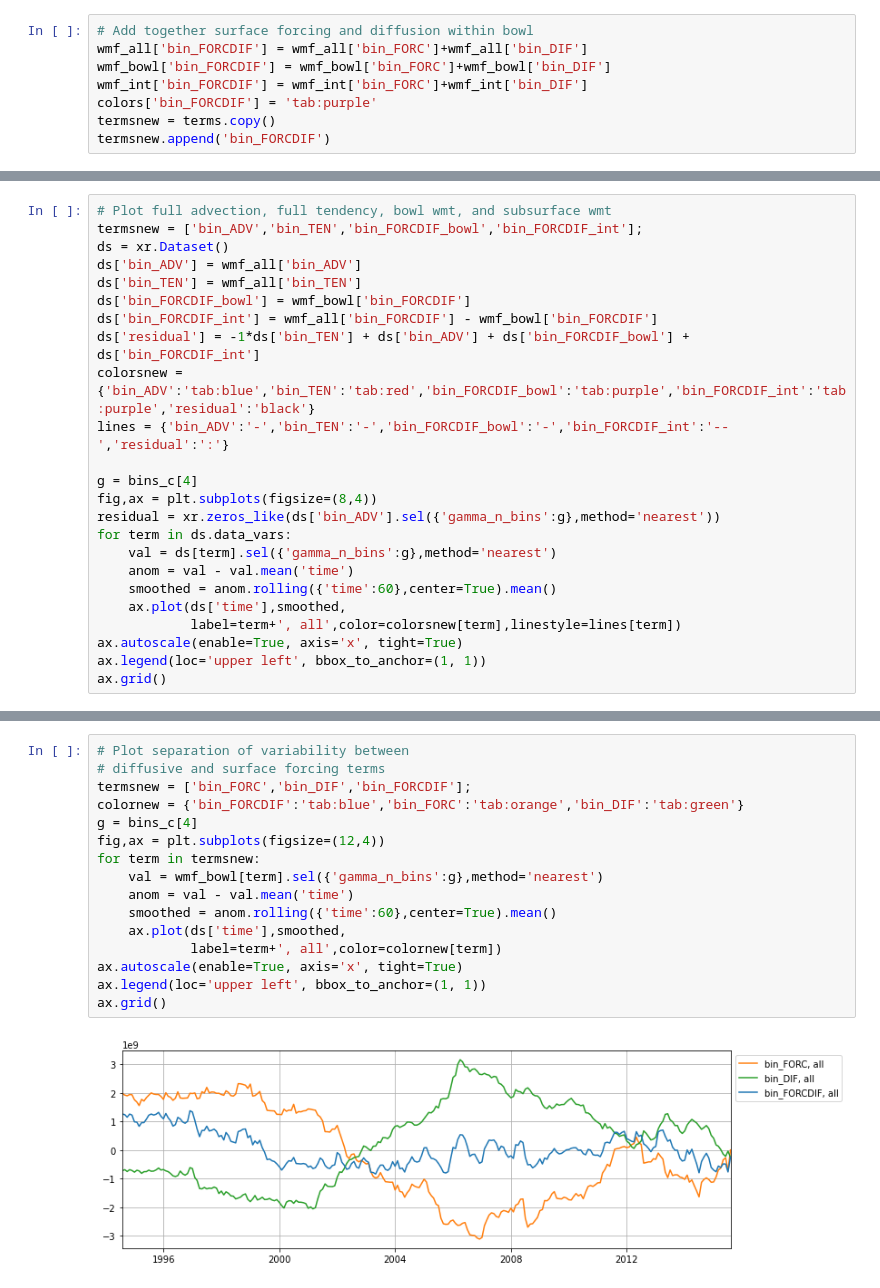
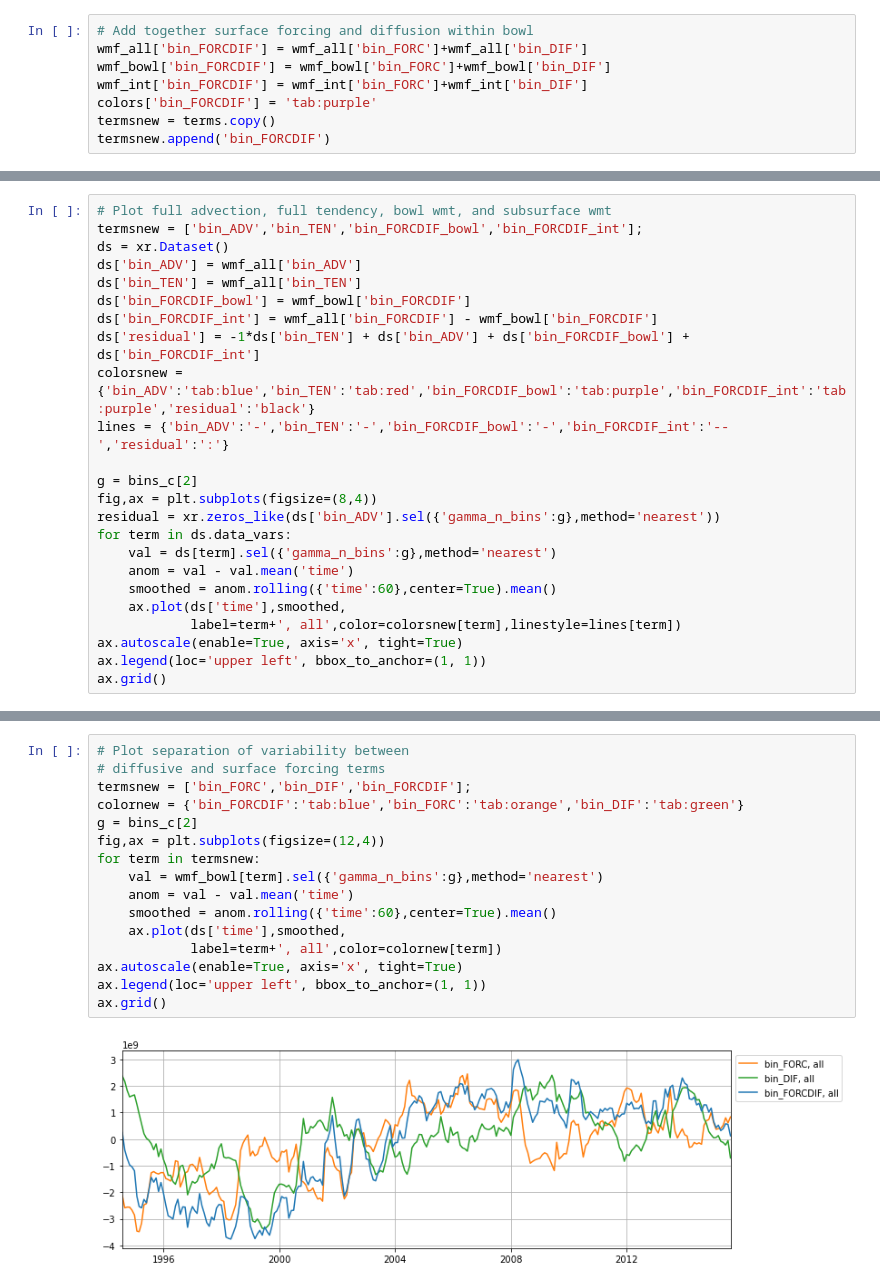
Before and after one commit to gmacgilchrist/so_decadal_variability, a Jupyter notebook: notebooks/ECCOv4r4/draw_wmt_watermasses.ipynb, the cells around one changed output, grey strips where cells are left out. Saved outputs shown, nothing was run; the diff lists cells and outputs as text.

```diff
--- a/notebooks/ECCOv4r4/draw_wmt_watermasses.ipynb
+++ b/notebooks/ECCOv4r4/draw_wmt_watermasses.ipynb
@@ -165,7 +165,7 @@ ds['residual'] = -1*ds['bin_TEN'] + ds['bin_ADV'] + ds['bin_FORCDIF_bowl'] + ds[
 colorsnew = {'bin_ADV':'tab:blue','bin_TEN':'tab:red','bin_FORCDIF_bowl':'tab:purple','bin_FORCDIF_int':'tab:purple','residual':'black'}
 lines = {'bin_ADV':'-','bin_TEN':'-','bin_FORCDIF_bowl':'-','bin_FORCDIF_int':'--','residual':':'}
 
-g = bins_c[4]
+g = bins_c[2]
 fig,ax = plt.subplots(figsize=(8,4))
 residual = xr.zeros_like(ds['bin_ADV'].sel({'gamma_n_bins':g},method='nearest'))
 for term in ds.data_vars:
@@ -182,18 +182,18 @@ ax.grid()
 # %%
 # Plot separation of variability between
 # diffusive and surface forcing terms
 termsnew = ['bin_FORC','bin_DIF','bin_FORCDIF'];
 colornew = {'bin_FORCDIF':'tab:blue','bin_FORC':'tab:orange','bin_DIF':'tab:green'}
-g = bins_c[4]
+g = bins_c[2]
 fig,ax = plt.subplots(figsize=(12,4))
 for term in termsnew:
     val = wmf_bowl[term].sel({'gamma_n_bins':g},method='nearest')
     anom = val - val.mean('time')
     smoothed = anom.rolling({'time':60},center=True).mean()
     ax.plot(ds['time'],smoothed,
             label=term+', all',color=colornew[term])
 ax.autoscale(enable=True, axis='x', tight=True)
 ax.legend(loc='upper left', bbox_to_anchor=(1, 1))
 ax.grid()
 # %% [output]
-[figure, old version]
+[figure, new version]
```
Also changed, not shown: parts of 4 cells of this notebook, 4 other files.
